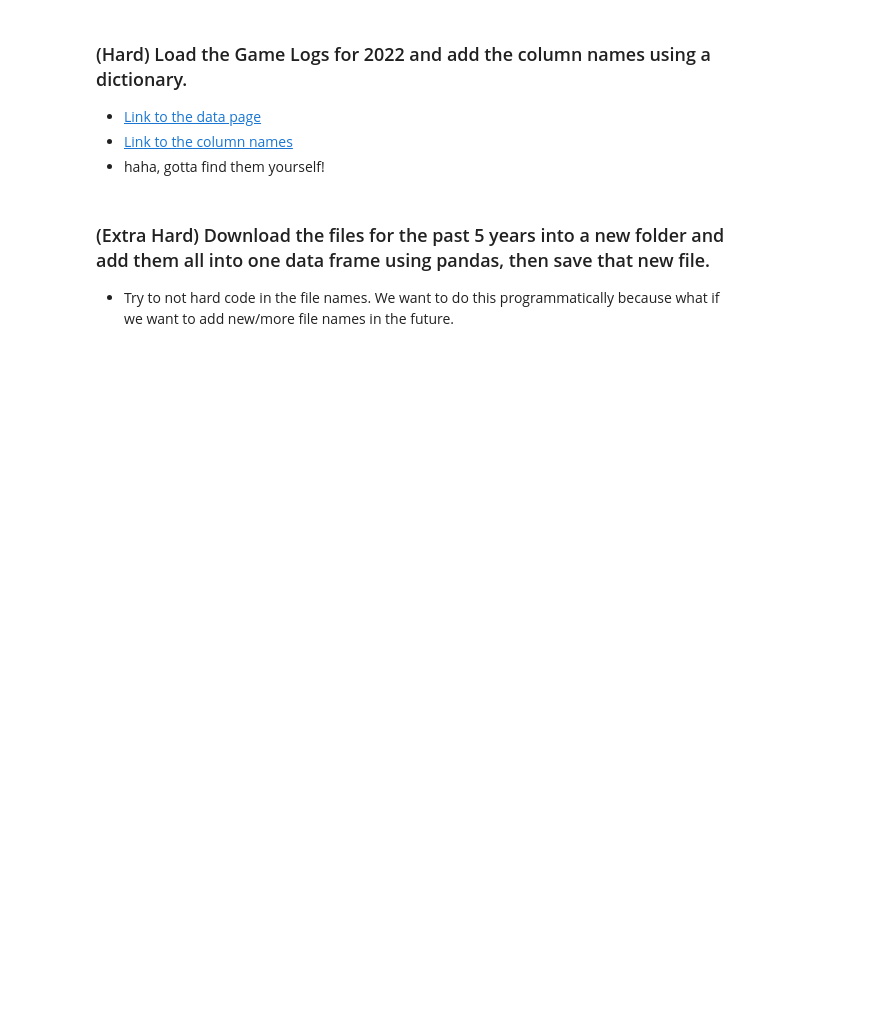
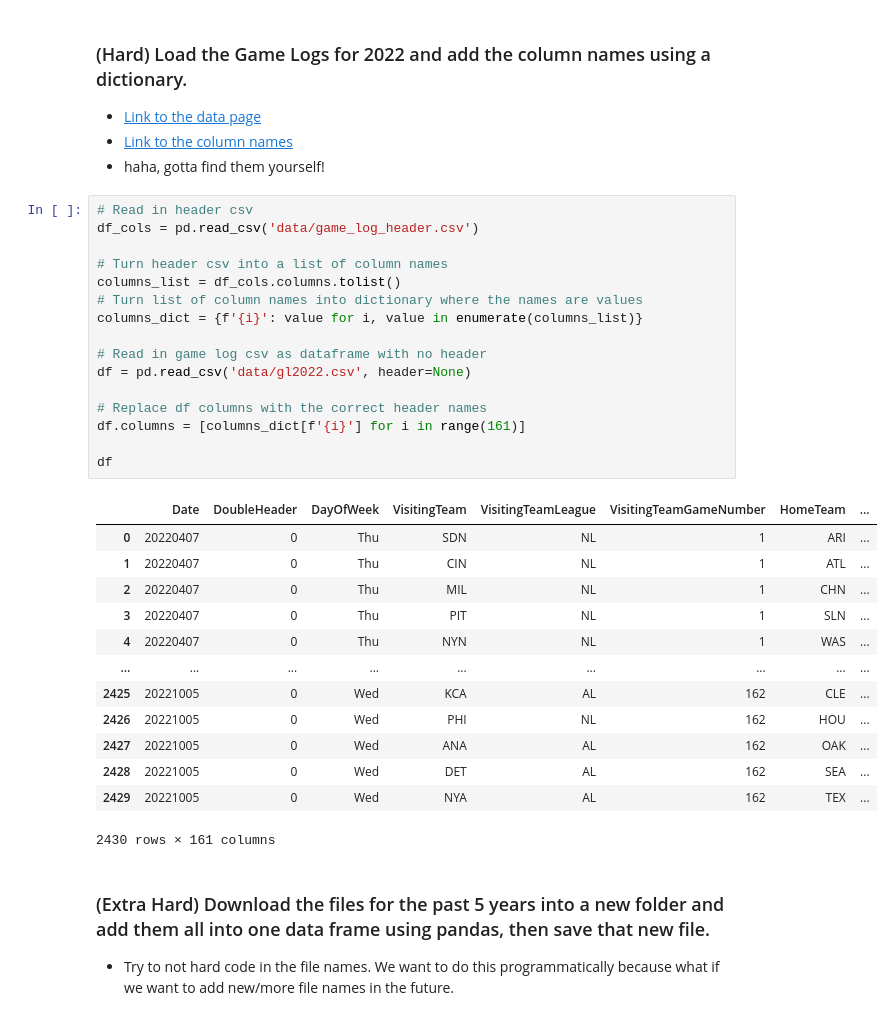
Before and after one commit to alyliann/my-fork-2024-DS-Tue, a Jupyter notebook: Week-01-Pandas/Exercise-AV.ipynb, the cells around one changed output. Saved outputs shown, nothing was run; the diff lists cells and outputs as text; blank space fills up the shorter version.

```diff
--- a/Week-01-Pandas/Exercise-AV.ipynb
+++ b/Week-01-Pandas/Exercise-AV.ipynb
@@ -347,6 +400,36 @@ agent.chat('Find the top 5 most reviewed listings.')
 * [Link to the data page](https://www.retrosheet.org/gamelogs/)
 * [Link to the column names](https://procatinator.com/)
 * haha, gotta find them yourself!
+# %%
+# Read in header csv
+df_cols = pd.read_csv('data/game_log_header.csv')
+
+# Turn header csv into a list of column names
+columns_list = df_cols.columns.tolist()
+# Turn list of column names into dictionary where the names are values
+columns_dict = {f'{i}': value for i, value in enumerate(columns_list)}
+
+# Read in game log csv as dataframe with no header
+df = pd.read_csv('data/gl2022.csv', header=None)
+
+# Replace df columns with the correct header names
+df.columns = [columns_dict[f'{i}'] for i in range(161)]
+
+df
+# %% [output]
+|  | Date | DoubleHeader | DayOfWeek | VisitingTeam | VisitingTeamLeague | VisitingTeamGameNumber | HomeTeam | ... |
+| 0 | 20220407 | 0 | Thu | SDN | NL | 1 | ARI | ... |
+| 1 | 20220407 | 0 | Thu | CIN | NL | 1 | ATL | ... |
+| 2 | 20220407 | 0 | Thu | MIL | NL | 1 | CHN | ... |
+| 3 | 20220407 | 0 | Thu | PIT | NL | 1 | SLN | ... |
+| 4 | 20220407 | 0 | Thu | NYN | NL | 1 | WAS | ... |
+| ... | ... | ... | ... | ... | ... | ... | ... | ... |
+| 2425 | 20221005 | 0 | Wed | KCA | AL | 162 | CLE | ... |
+| 2426 | 20221005 | 0 | Wed | PHI | NL | 162 | HOU | ... |
+| 2427 | 20221005 | 0 | Wed | ANA | AL | 162 | OAK | ... |
+| 2428 | 20221005 | 0 | Wed | DET | AL | 162 | SEA | ... |
+| 2429 | 20221005 | 0 | Wed | NYA | AL | 162 | TEX | ... |
+2430 rows × 161 columns
 # %% [markdown]
 ### (Extra Hard) Download the files for the past 5 years into a new folder and add them all into one data frame using pandas, then save that new file.
 * Try to not hard code in the file names. We want to do this programmatically because what if we want to add new/more file names in the future.
```
Also changed, not shown: parts of 8 cells of this notebook.
